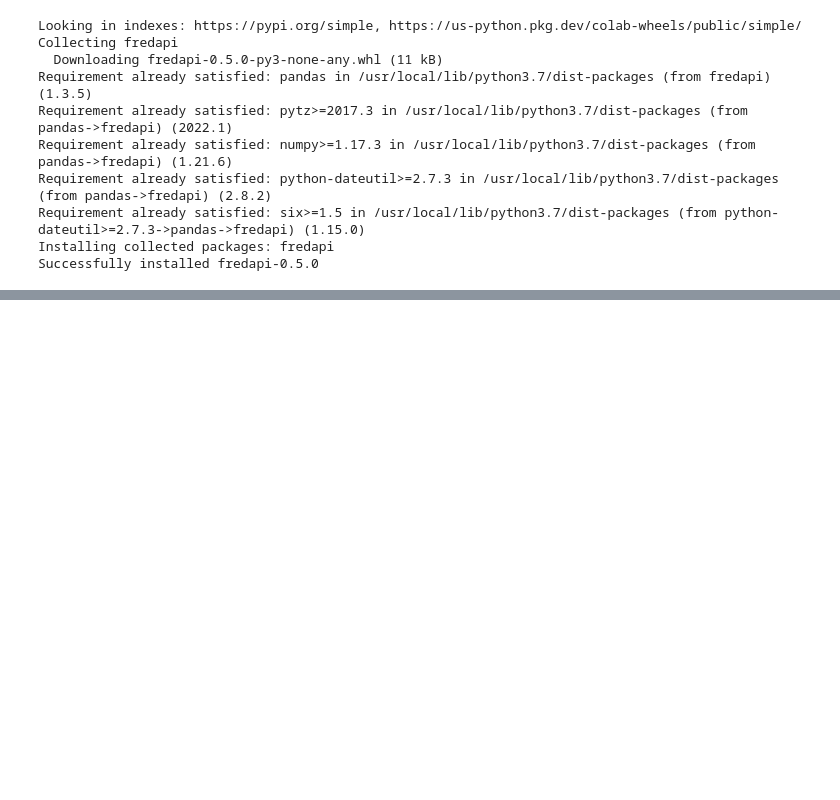
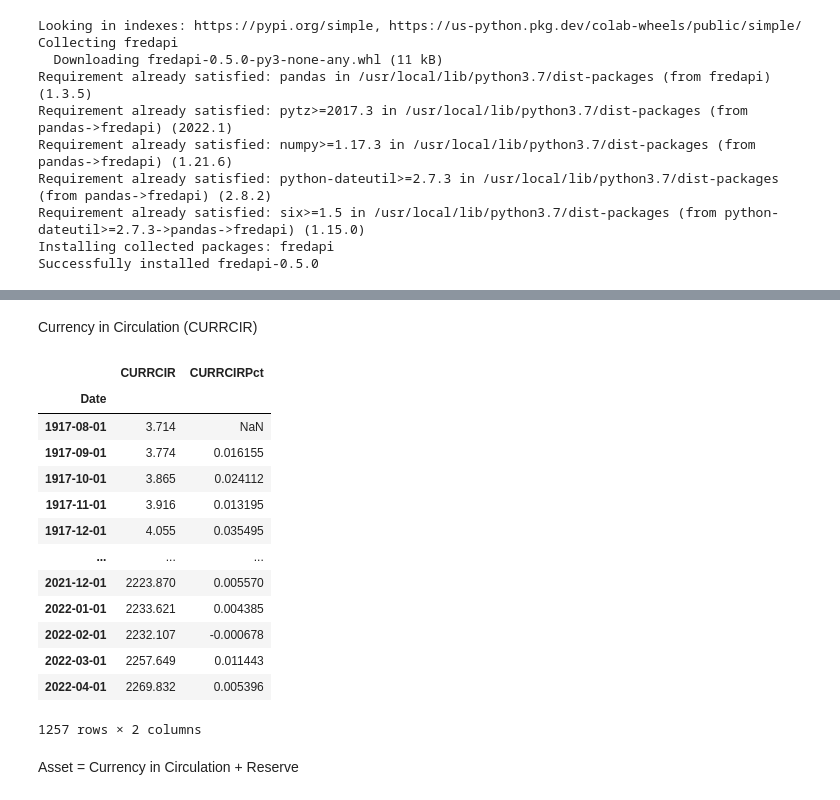
Before and after one commit to Gavinlai01/FINA5270-IndividualReport, a Jupyter notebook: Individual Report.ipynb, the cells around one changed output, grey strips where cells are left out. Drawn from its saved outputs; the diff is of its cells as text; code cells hidden in the pictures; blank space fills up the shorter version.

```diff
--- a/Individual Report.ipynb
+++ b/Individual Report.ipynb
@@ -64,0 +112,23 @@ CPIAUCSL
+# %% [markdown]
+Currency in Circulation (CURRCIR)
+# %%
+CURRCIR = Get_Data('CURRCIR')
+CURRCIR['CURRCIRPct'] = CURRCIR['CURRCIR'].pct_change()
+CURRCIR
+# %% [output]
+|  | CURRCIR | CURRCIRPct |
+| Date |  |  |
+| 1917-08-01 | 3.714 | NaN |
+| 1917-09-01 | 3.774 | 0.016155 |
+| 1917-10-01 | 3.865 | 0.024112 |
+| 1917-11-01 | 3.916 | 0.013195 |
+| 1917-12-01 | 4.055 | 0.035495 |
+| ... | ... | ... |
+| 2021-12-01 | 2223.870 | 0.005570 |
+| 2022-01-01 | 2233.621 | 0.004385 |
+| 2022-02-01 | 2232.107 | -0.000678 |
+| 2022-03-01 | 2257.649 | 0.011443 |
+| 2022-04-01 | 2269.832 | 0.005396 |
+1257 rows × 2 columns
+# %% [markdown]
+Asset = Currency in Circulation + Reserve
```
Also changed, not shown: parts of 10 cells of this notebook.
